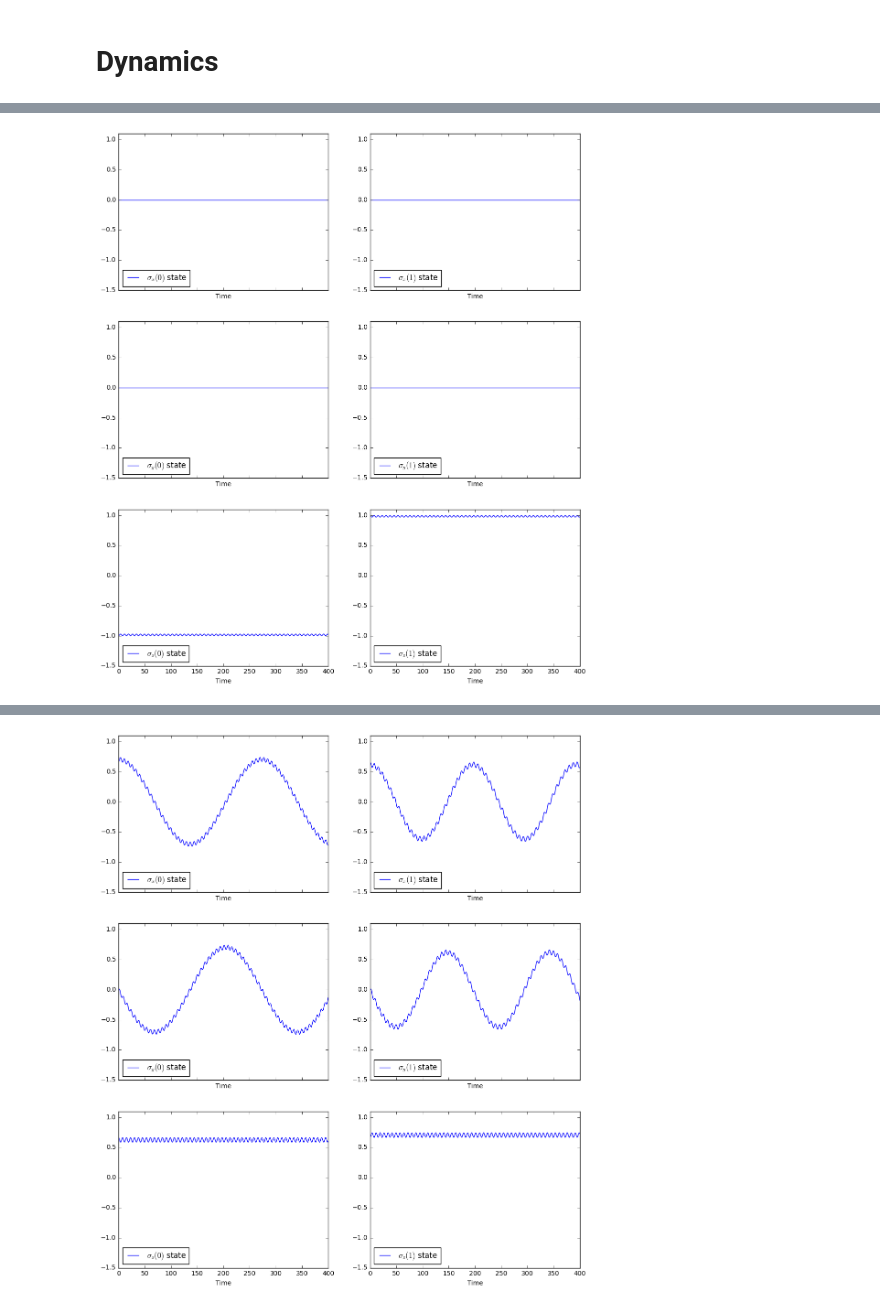
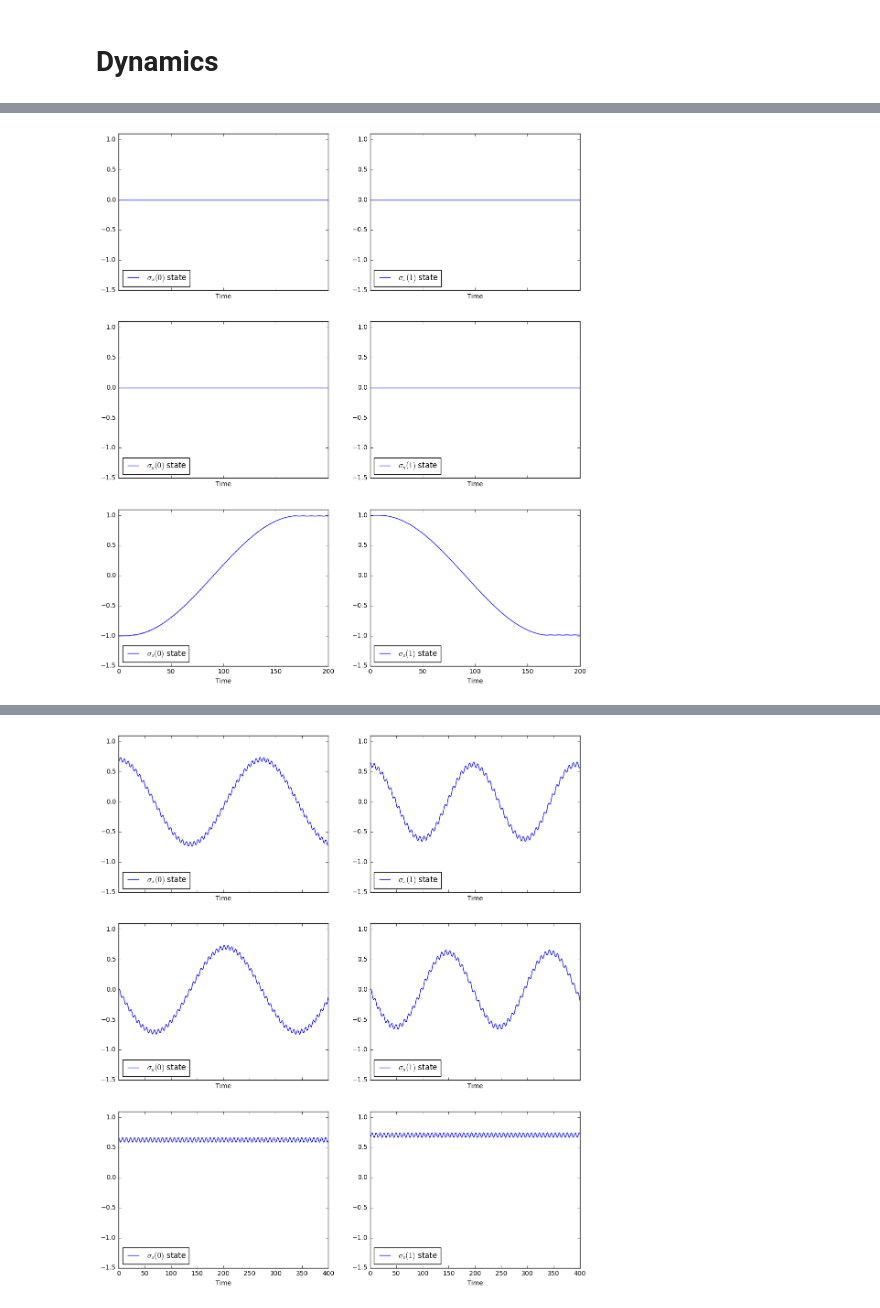
Before and after one commit to safoex/qubitlab, a Jupyter notebook: python/qutip/2qubit.ipynb, the cells around one changed output, grey strips where cells are left out. Cells and saved outputs as stored; diff of their text form; code cells hidden in the pictures.

```diff
--- a/python/qutip/2qubit.ipynb
+++ b/python/qutip/2qubit.ipynb
@@ -25,11 +25,11 @@ tlist = np.linspace(0,tlist_t,timesteps)
 # Pulse
 # %%
 
-a = 170
-b = 230
-st = 2
+a = 10
+b = 190
+st = 0.01
 
-time_coeff = "(1-nEj/Ej*0.5*(tanh((t-a)/st) - tanh((t-b)/st)))"
+time_coeff = "(1-(Ej-nEj)/Ej*0.5*(tanh((t-a)/st) - tanh((t-b)/st)))"
 args = {'nEj':needed_Ej, 'a':a, 'b':b,'st':st, 'Ej':Ej[0]}
 # %%
 time_c_func = lambdify({'a','b','t','st','nEj','Ej'},time_coeff,'numpy')
@@ -110,10 +112,10 @@ print(w21[1])
 # %%
-Ej_space = np.linspace(4,15, 100)
+Ej_space = np.linspace(4,10, 100)
 
 difs = []
 for Ej_id, E_j in enumerate(Ej_space):
     evals, evecs = Hq(N[0],E_j,Ec[0]).eigenstates()
-    difs.append(abs(evals[1] - evals[0] - w21[1]))
+    difs.append(abs(evals[1] - evals[0] - w10[1]))
 m = min(difs)
 needed_Ej = 0
 for d_id, d in enumerate(difs):
@@ -122,6 +124,13 @@ for d_id, d in enumerate(difs):
         print(m)
 print(needed_Ej)
 evals, evecs = Hq(N[0], needed_Ej, Ec[0]).eigenstates()
-print(evals[1] - evals[0])
-print(evals[2] - evals[1])
+dE = evals[0]
+for i,e in enumerate(evals):
+    evals[i] -= dE
+evals2 = Hqq_evals(2)
+dE = evals2[0]
+for i,e in enumerate(evals2):
+    evals2[i] -= dE
+print(evals[0:3])
+print(evals2[0:3])
 # %% [output]
@@ -169,8 +178,10 @@ def TSp(qubit, N = N):
 def TSm(qubit, N = N):
     return T2N(sigmam(),qubit, N)
 # %%
+Eu = 0.02
 def THq_int(N = N, Ej = Ej, Ec = Ec, Eu = Eu):
     return THqq() + THic(N,Eu)
+
 print(Eu)
 print(time_coeff)
 print(args)
@@ -219,10 +230,10 @@ expected = [TSx(1),TSy(1),TSz(1),TSx(2),TSy(2),TSz(2)]
 ev1 = Hqq_evecs(1)
 ev2 = Hqq_evecs(2)
 #psi1 = (ev1[0]+ev1[1]) / (2**0.5)
-psi2 = (ev2[0]+ev2[1]) / (2**0.5)
+#psi2 = (ev2[0]+ev2[1]) / (2**0.5)
 
 #psi1 = ev1[0]
-#psi2 = ev2[0]
+psi2 = ev2[0]
 
 psi1 = ev1[1]
 #psi2 = ev2[1]
@@ -236,10 +247,12 @@ def solve(expected_ops = expected, with_progress_bar = True):
         return mesolve(THq_t(), Tpsi0, tlist, collapse_list(), expected_ops, args = args,options= Options(nsteps=10000))
 # %%
 print(Eu)
-args['nEj'] = 0
+args['a']=10
+args['b']=args['a'] + np.pi/Eu
+args['nEj'] = needed_Ej
 args['w'] = 0
 print(args)
-expected = [TSx(1),TSy(1),TSz(1),TSx(2),TSy(2),TSz(2)]
+expected = [TSx(1),TSy(1),TSz(1),TSx(2),TSy(2),TSz(2) ]
 #args['nEj'] = needed_Ej
 Tvis_out(solve(expected))
 # %% [output]
@@ -259 +272 @@ Total run time:   9.13s
-[figure, old version]
+[figure, new version]
```
Also changed, not shown: parts of 11 cells of this notebook.
